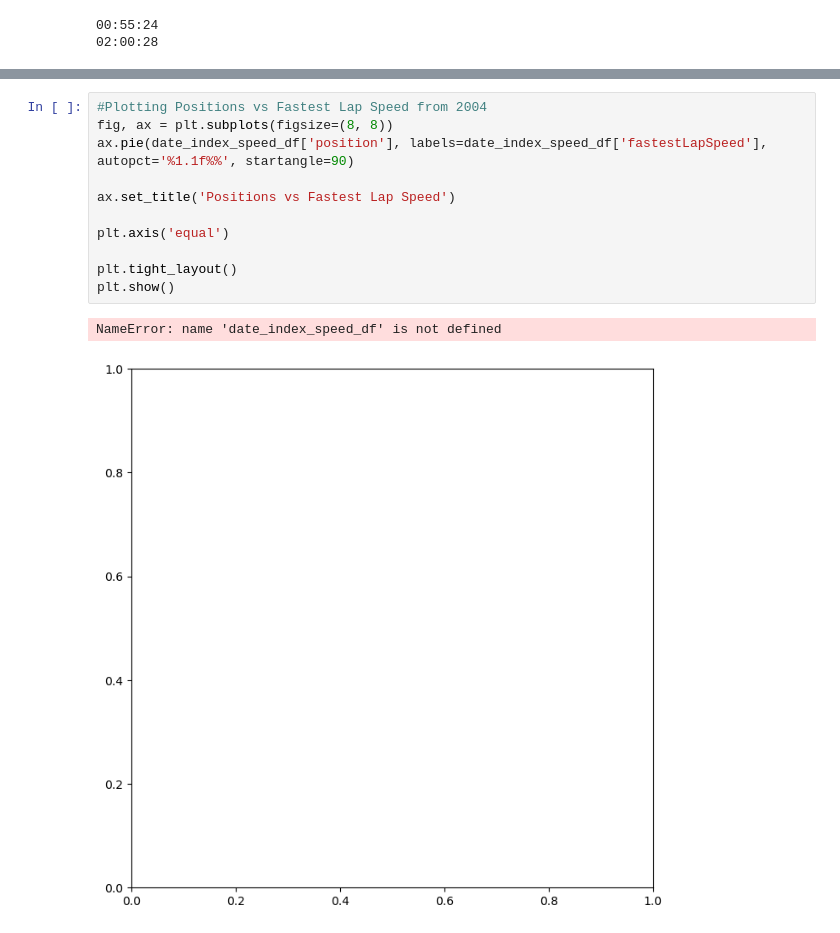
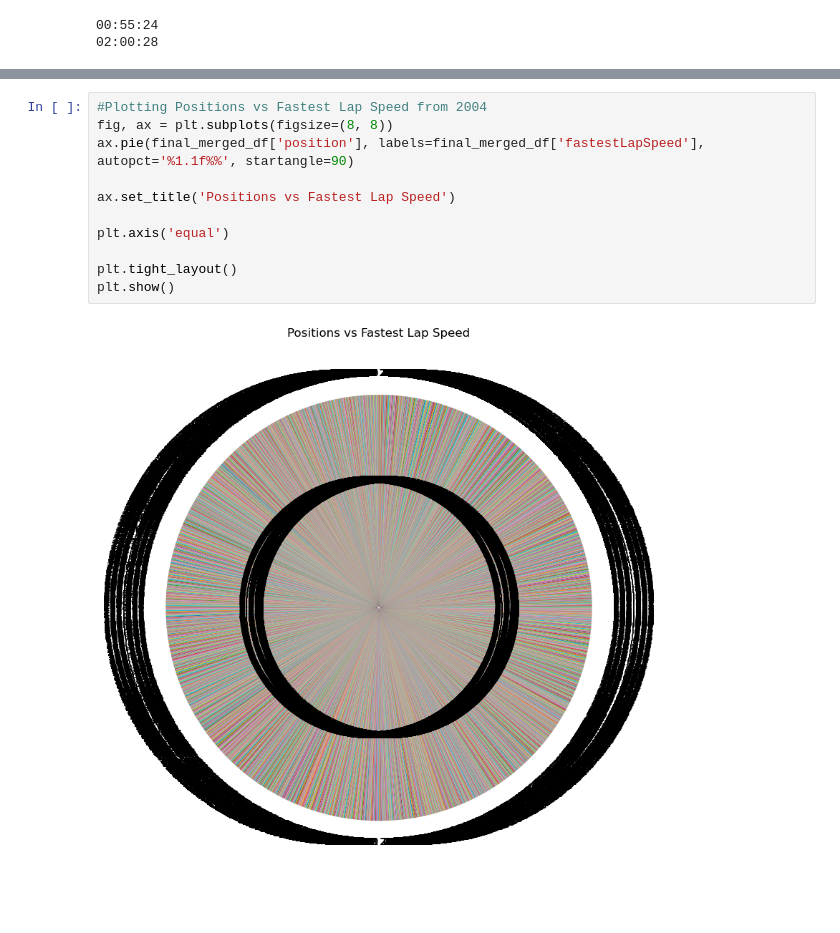
Before and after one commit to YargKlnc/Project1-Formula1, a Jupyter notebook: project.ipynb, the cells around one changed output, grey strips where cells are left out. Drawn from its saved outputs; the diff is of its cells as text.

Commit message:
lap speed commit

```diff
--- a/project.ipynb
+++ b/project.ipynb
@@ -948,17 +948,16 @@ year_index_speed_df.head(5)
 # %%
 #Plotting Positions vs Fastest Lap Speed from 2004
 fig, ax = plt.subplots(figsize=(8, 8))
-ax.pie(date_index_speed_df['position'], labels=date_index_speed_df['fastestLapSpeed'], autopct='%1.1f%%', startangle=90)
+ax.pie(final_merged_df['position'], labels=final_merged_df['fastestLapSpeed'], autopct='%1.1f%%', startangle=90)
 
 ax.set_title('Positions vs Fastest Lap Speed')
 
 plt.axis('equal')
 
 plt.tight_layout()
 plt.show()
 # %% [output]
-NameError: name 'date_index_speed_df' is not defined
-[figure, old version]
+[figure, new version]
 # %%
 # Build scatter plot for latitude vs. fastestLapSpeed
 plt.scatter(final_merged_df['lat'], final_merged_df['fastestLapSpeed'], c='blue', s=50)
```
Also changed, not shown: parts of 1 cell of this notebook.
